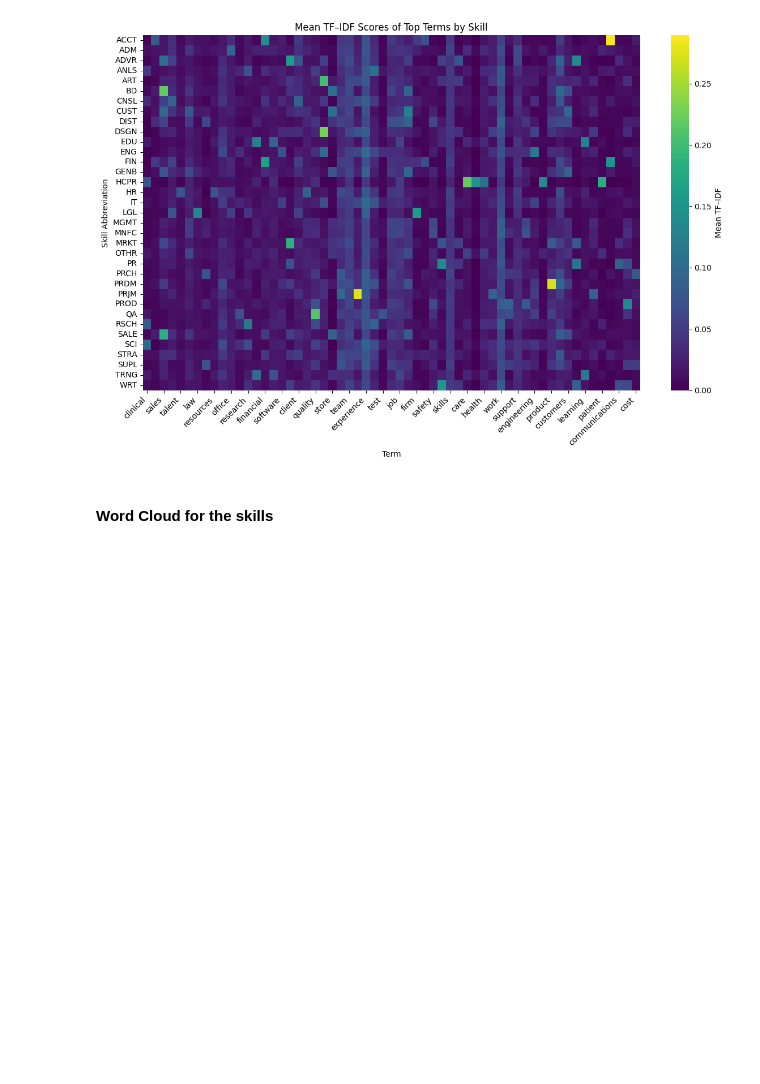
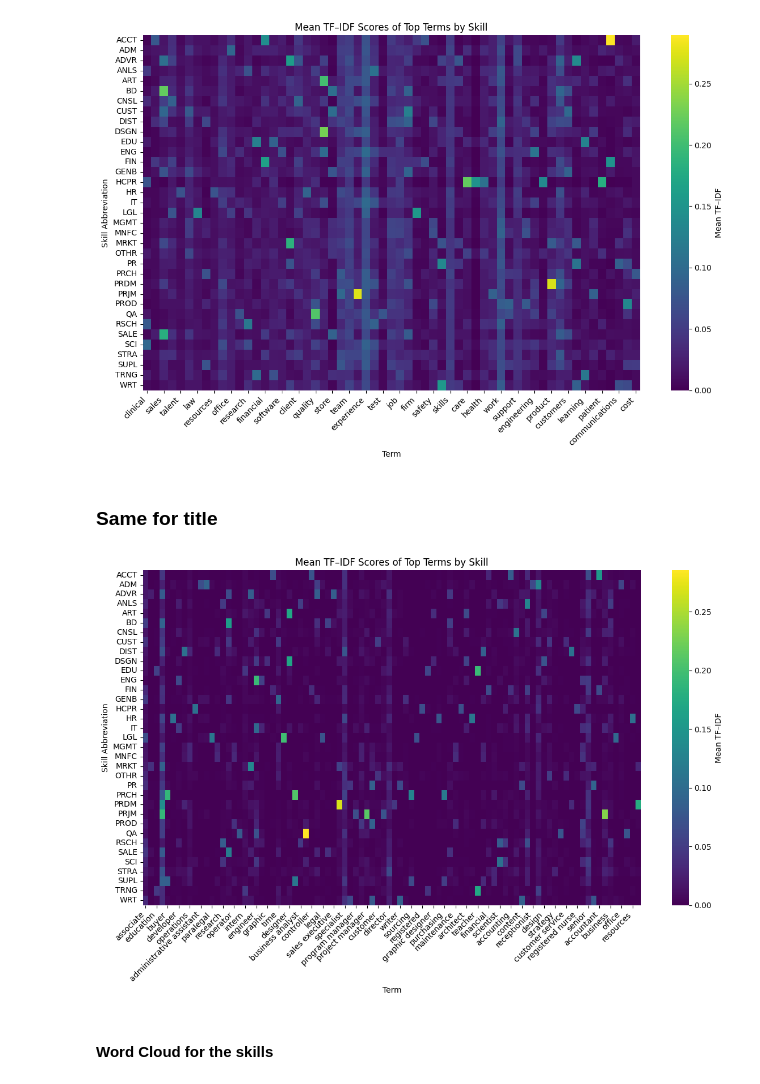
Before and after one commit to gabcal07/NLP_Linkedin_offers, a Jupyter notebook: models/src/regression/classification.ipynb, the cells around one changed output. Cells and saved outputs as stored; diff of their text form; code cells hidden in the pictures; blank space fills up the shorter version.

```diff
--- a/models/src/regression/classification.ipynb
+++ b/models/src/regression/classification.ipynb
@@ -212,6 +214,69 @@ plt.tight_layout()
 plt.show()
 # %% [output]
 [figure]
+# %% [markdown]
+### Same for title
+# %%
+# Create a heatmap chart using TF-IDF as a vectorizer
+
+import pandas as pd
+from sklearn.feature_extraction.text import TfidfVectorizer
+import matplotlib.pyplot as plt
+import seaborn as sns
+
+# Assume your DataFrame is called `df` and has cols "description" and "skill_abr"
+# df = pd.read_csv("your_data.csv")  # or however you load it
+
+# 1) Fit TF-IDF on all descriptions
+vectorizer = TfidfVectorizer(
+    max_features=1000,      # limit to top 500 terms overall (tune as needed)
+    stop_words='english',  # drop English stopwords
+    ngram_range=(1,2),      # unigrams only; expand if you want bi‑grams etc.
+    lowercase=True,      # lowercase all terms
+)
+
+postings_df['title'].dropna(inplace=True)  # Drop NaN descriptions
+postings_df['title'] = postings_df['title'].astype(str)  # Ensure all descriptions are strings
+tfidf_mat = vectorizer.fit_transform(postings_df['title'])
+
+# 2) Build a DataFrame of TF-IDF scores
+tfidf_df = pd.DataFrame(
+    tfidf_mat.toarray(),
+    columns=vectorizer.get_feature_names_out(),
+    index=postings_df.index
+)
+
+# 3) Attach skill labels and compute mean TF-IDF per skill
+tfidf_df['skill_abr'] = postings_df['skill_abr']
+skill_tfidf = tfidf_df.groupby('skill_abr').mean()
+
+# 4) Select the top N terms per skill
+top_n = 5
+top_terms = []
+for skill in skill_tfidf.index:
+    top_terms += list(skill_tfidf.loc[skill].nlargest(top_n).index)
+top_terms = list(set(top_terms))  # unique set of chosen terms
+
+# 5) Subset the aggregated matrix to only those top terms
+heatmap_data = skill_tfidf[top_terms]
+
+# 6) Plot the heatmap
+plt.figure(figsize=(12, 8))
+sns.heatmap(
+    heatmap_data,
+    # annot=True,        # show the TF-IDF score in each cell
+    fmt=".2f",         # two decimals
+    cmap='viridis',    # or any seaborn/matplotlib palette you like
+    cbar_kws={"label": "Mean TF–IDF"}
+)
+plt.title("Mean TF–IDF Scores of Top Terms by Skill")
+plt.ylabel("Skill Abbreviation")
+plt.xlabel("Term")
+plt.xticks(rotation=45, ha='right')
+plt.tight_layout()
+plt.show()
+# %% [output]
+[figure, added]
 # %% [markdown]
 #### Word Cloud for the skills
 # %%
```
Also changed, not shown: parts of 10 cells of this notebook, 1 other file.
